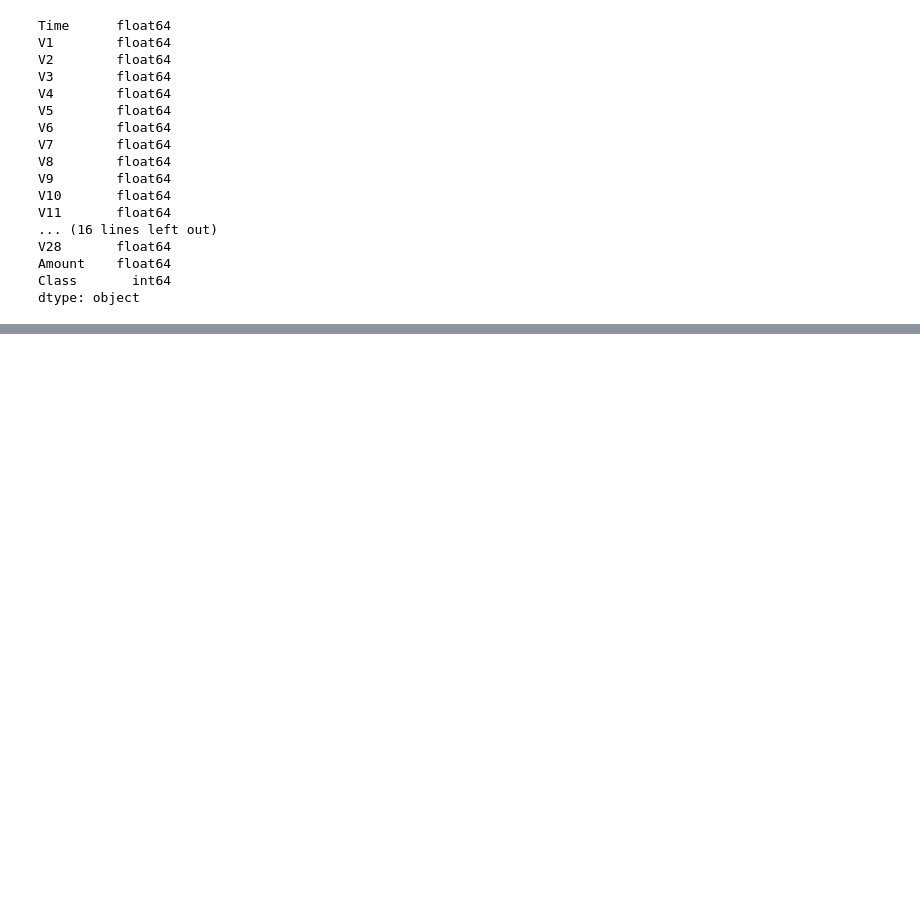
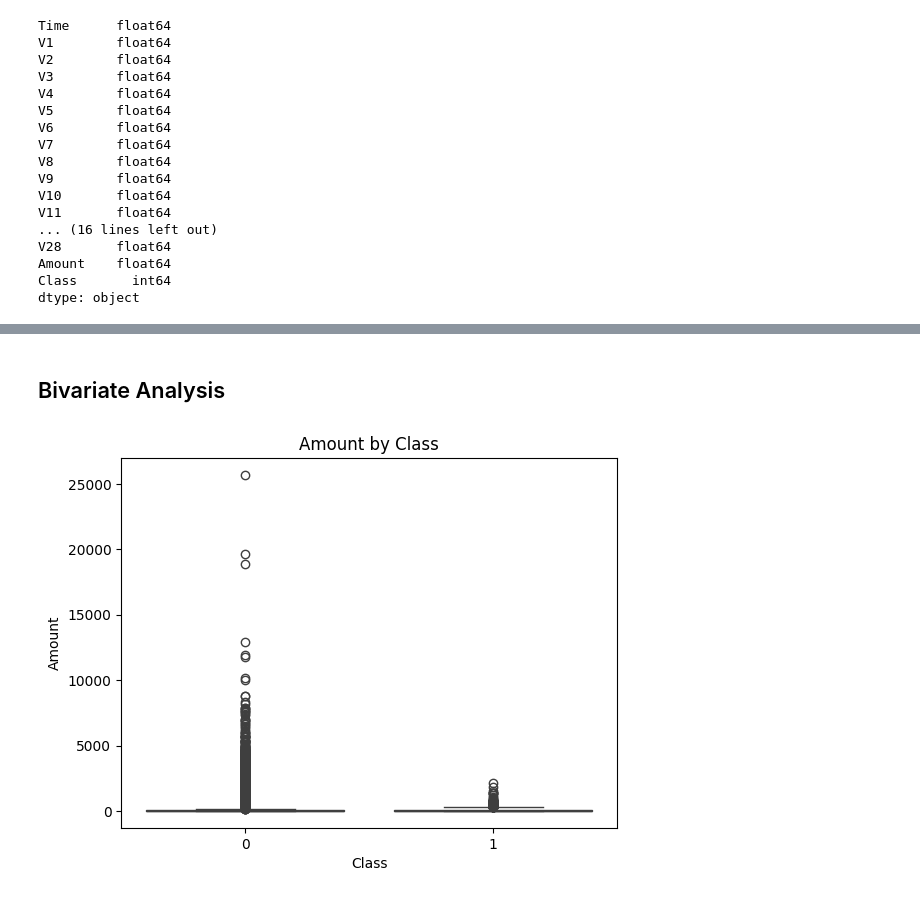
Before and after one commit to Aryam-21/Improved-detection-of-fraud-cases, a Jupyter notebook: notebooks/eda-creditcard.ipynb, the cells around one changed output, grey strips where cells are left out. Cells and saved outputs as stored; diff of their text form; code cells hidden in the pictures; blank space fills up the shorter version.

```diff
--- a/notebooks/eda-creditcard.ipynb
+++ b/notebooks/eda-creditcard.ipynb
@@ -69,0 +90,7 @@ dtype: object
+# %% [markdown]
+## Bivariate Analysis
+# %%
+# Purchase Value vs Fraud
+ploter.box_ploter('Class', 'Amount', credit_df)
+# %% [output]
+[figure, added]
```
Also changed, not shown: parts of 5 cells of this notebook.
